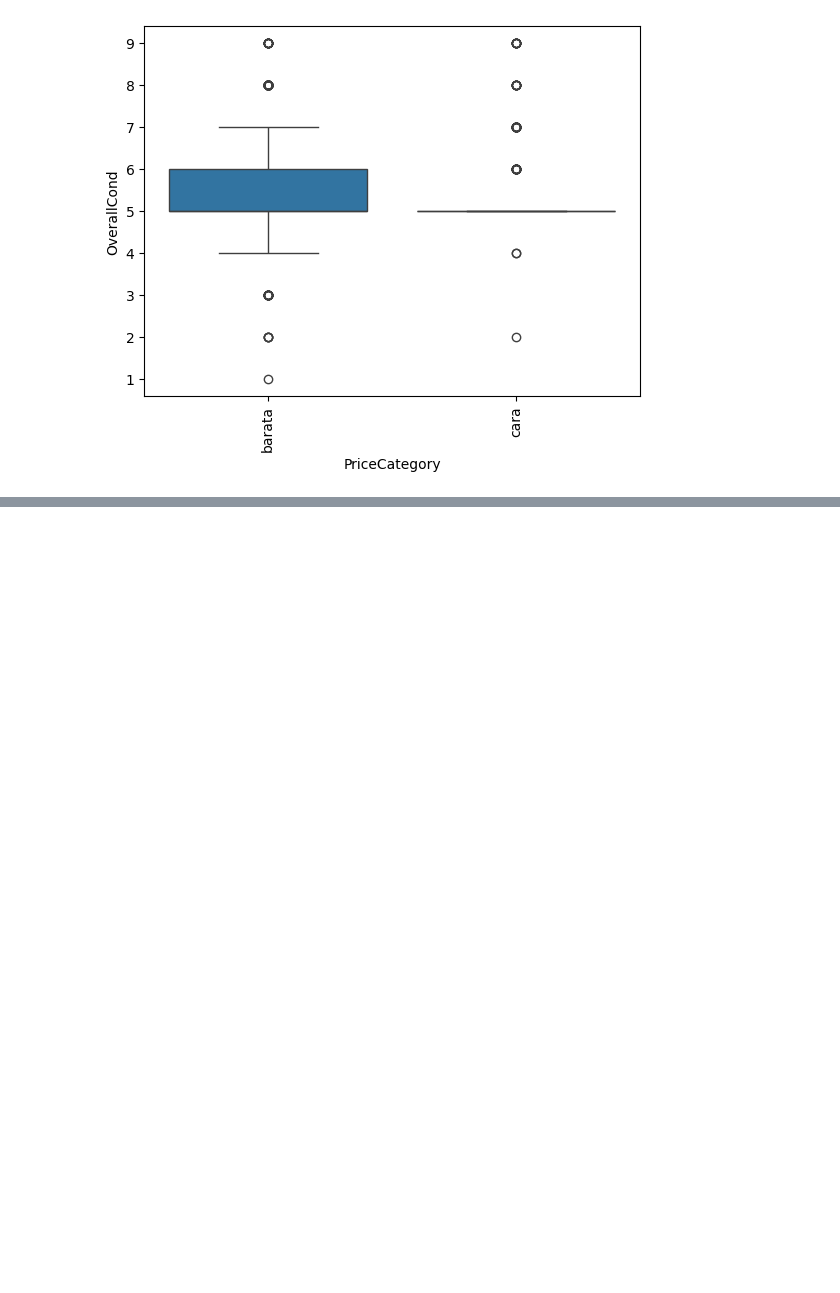
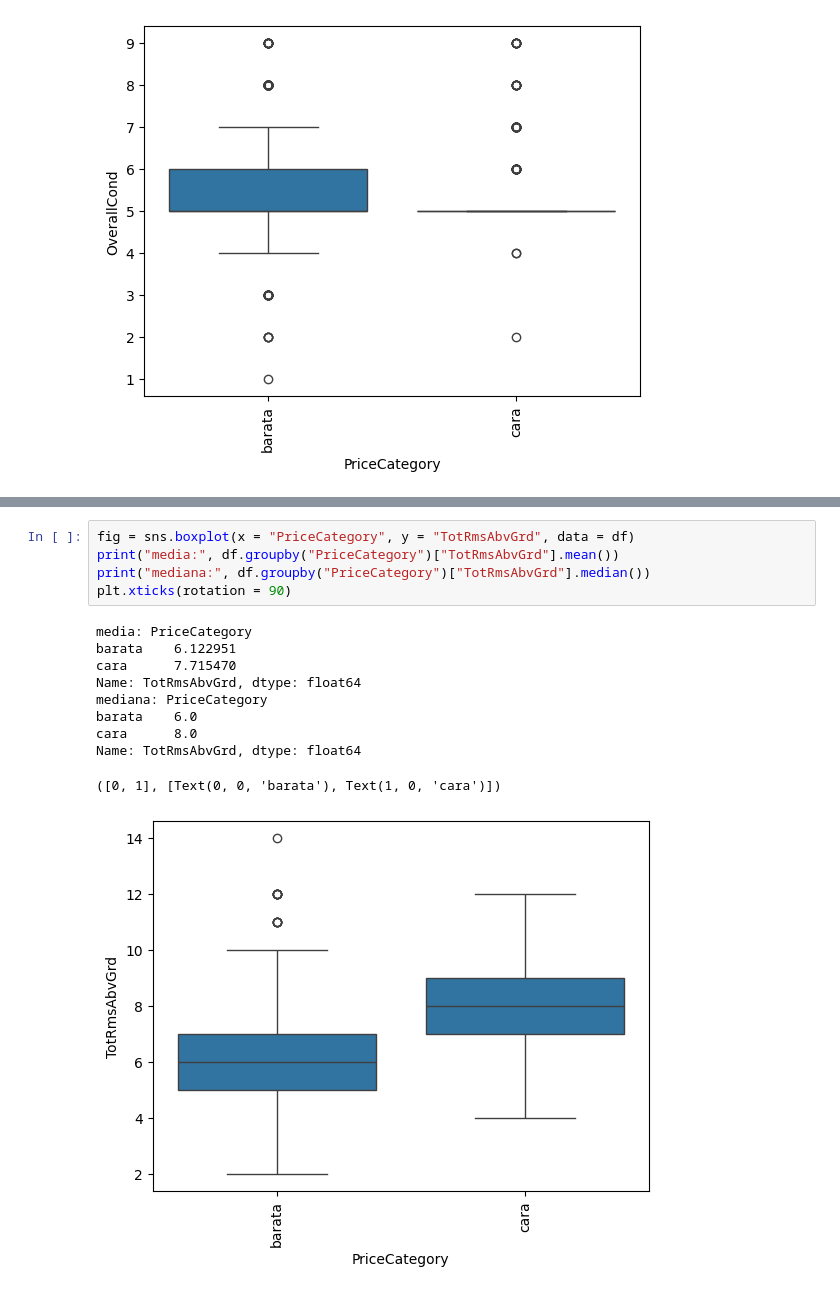
Before and after one commit to racrijoli/statistics, a Jupyter notebook: descriptive statistics module/exercise book.ipynb, the cells around one changed output, grey strips where cells are left out. Drawn from its saved outputs; the diff is of its cells as text; blank space fills up the shorter version.

```diff
--- a/descriptive statistics module/exercise book.ipynb
+++ b/descriptive statistics module/exercise book.ipynb
@@ -139,0 +184,16 @@ Name: OverallCond, dtype: float64
+# %%
+fig = sns.boxplot(x = "PriceCategory", y = "TotRmsAbvGrd", data = df)
+print("media:", df.groupby("PriceCategory")["TotRmsAbvGrd"].mean())
+print("mediana:", df.groupby("PriceCategory")["TotRmsAbvGrd"].median())
+plt.xticks(rotation = 90)
+# %% [output]
+media: PriceCategory
+barata    6.122951
+cara      7.715470
+Name: TotRmsAbvGrd, dtype: float64
+mediana: PriceCategory
+barata    6.0
+cara      8.0
+Name: TotRmsAbvGrd, dtype: float64
+([0, 1], [Text(0, 0, 'barata'), Text(1, 0, 'cara')])
+[figure, added]
```
Also changed, not shown: parts of 19 cells of this notebook.
